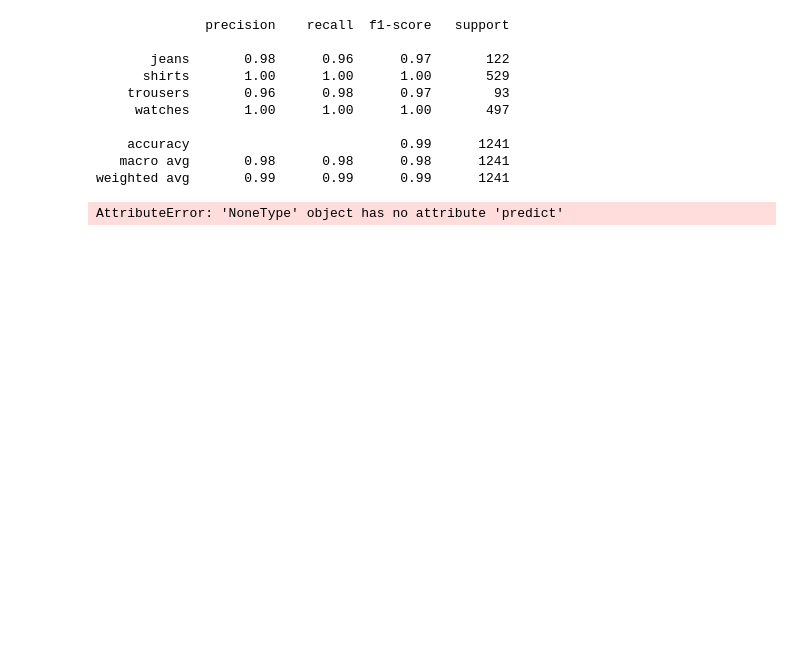
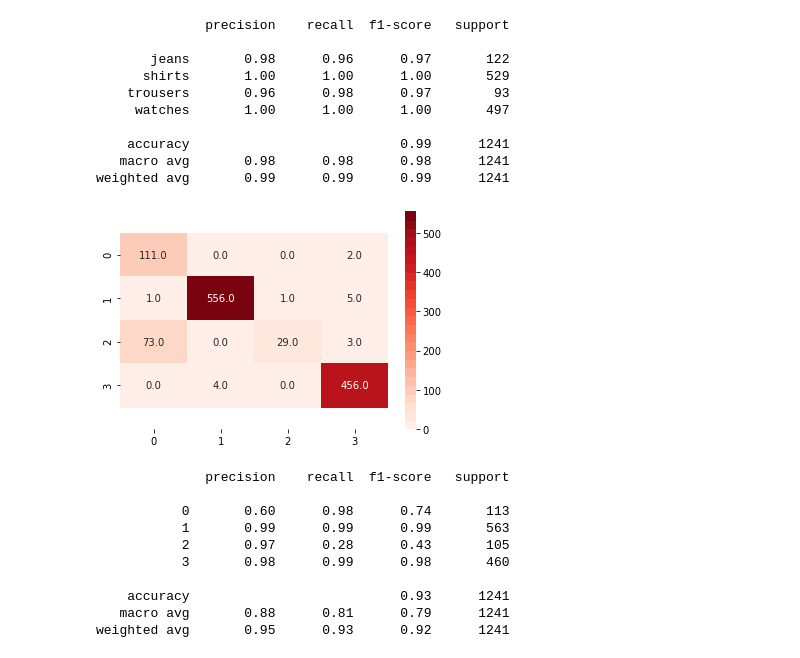
Before and after one commit to Elmaravilla7/ProjML, a Jupyter notebook: Untitled.ipynb, the cells around one changed output. Cells and saved outputs as stored; diff of their text form; code cells hidden in the pictures; blank space fills up the shorter version.

```diff
--- a/Untitled.ipynb
+++ b/Untitled.ipynb
@@ -259,6 +266,16 @@ confusionMat(svc_clf_t,X_test,y_test)
    macro avg       0.98      0.98      0.98      1241
 weighted avg       0.99      0.99      0.99      1241
 # %%
-confusionMat(nn_clf_t,X1_test,y1_test)
+confusionMatNN(nn_clf_t,X1_test,y1_test)
 # %% [output]
+[figure, added]
-AttributeError: 'NoneType' object has no attribute 'predict'
+              precision    recall  f1-score   support
+
+           0       0.60      0.98      0.74       113
+           1       0.99      0.99      0.99       563
+           2       0.97      0.28      0.43       105
+           3       0.98      0.99      0.98       460
+
+    accuracy                           0.93      1241
+   macro avg       0.88      0.81      0.79      1241
+weighted avg       0.95      0.93      0.92      1241
```
Also changed, not shown: parts of 3 cells of this notebook.
